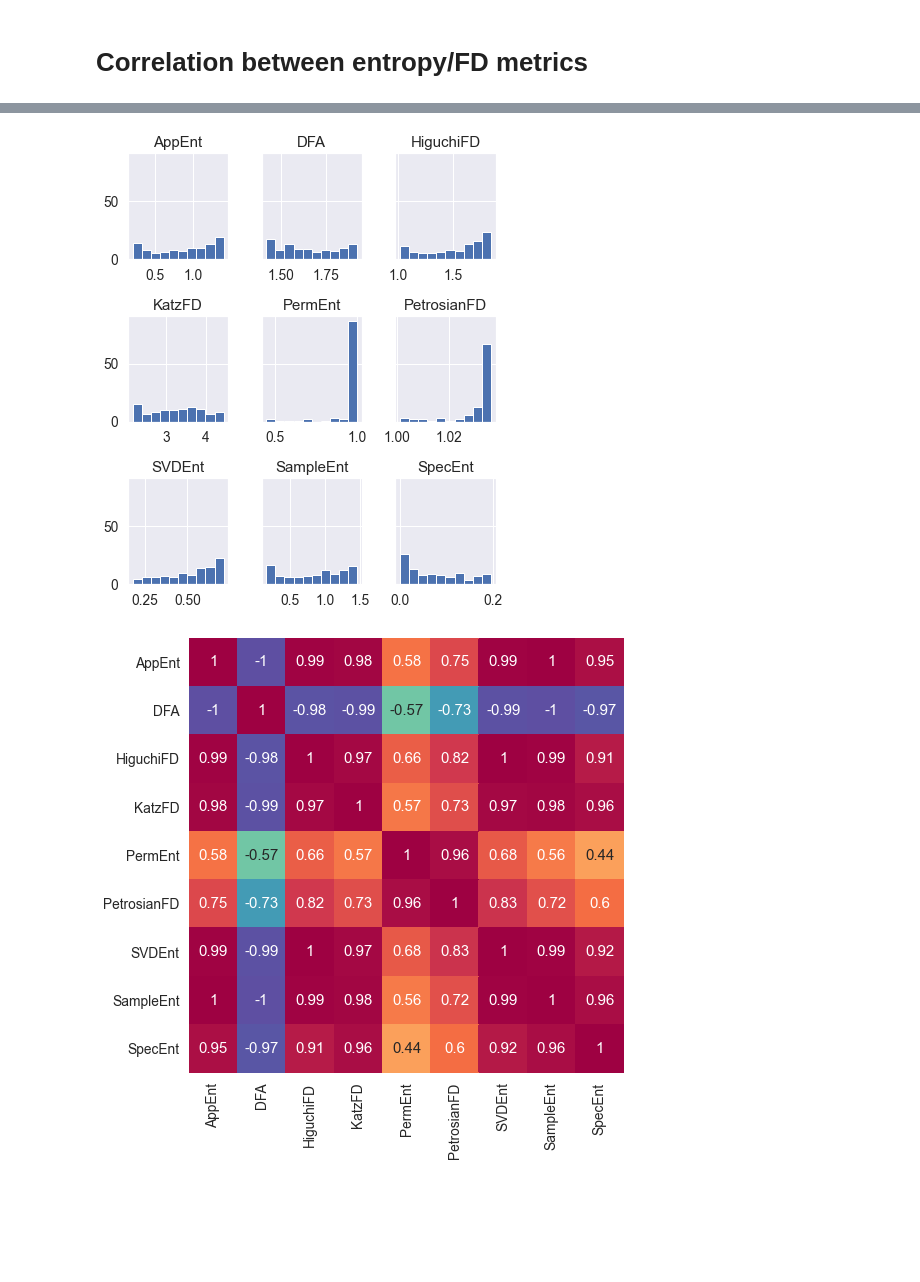
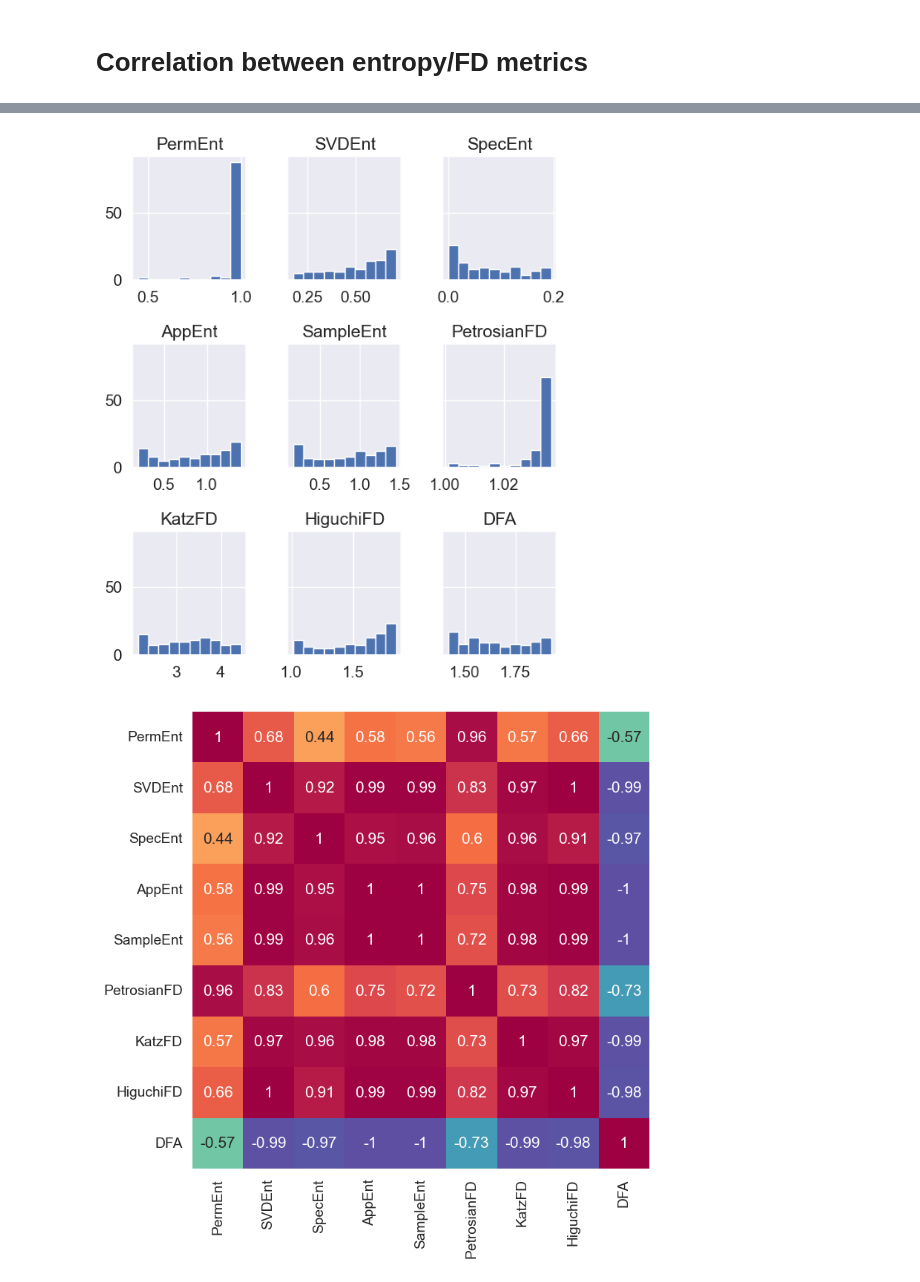
Before and after one commit to raphaelvallat/antropy, a Jupyter notebook: notebooks/complexity_corr_sine.ipynb, the cells around one changed output, grey strips where cells are left out. Drawn from its saved outputs; the diff is of its cells as text; code cells hidden in the pictures; blank space fills up the shorter version.

```diff
--- a/notebooks/complexity_corr_sine.ipynb
+++ b/notebooks/complexity_corr_sine.ipynb
@@ -27,19 +28,23 @@ ax2.plot(sines[-1]);
 [figure]
 # %%
 # Compute the entropy metrics
-df = pd.DataFrame()
+df = []
 
 for i in range(n_sines):
-    df = df.append({
-        'PermEnt': ant.perm_entropy(sines[i], order=3, normalize=True),
-        'SVDEnt' : ant.svd_entropy(sines[i], order=3, normalize=True),
-        'SpecEnt' : ant.spectral_entropy(sines[i], sf, normalize=True),
-        'AppEnt': ant.app_entropy(sines[i], order=2),
-        'SampleEnt': ant.sample_entropy(sines[i], order=2),
-        'PetrosianFD': ant.petrosian_fd(sines[i]),
-        'KatzFD': ant.katz_fd(sines[i]),
-        'HiguchiFD': ant.higuchi_fd(sines[i]),
-        'DFA': ant.detrended_fluctuation(sines[i])}, ignore_index=True)
+    df.append(
+        {
+            "PermEnt": ant.perm_entropy(sines[i], order=3, normalize=True),
+            "SVDEnt": ant.svd_entropy(sines[i], order=3, normalize=True),
+            "SpecEnt": ant.spectral_entropy(sines[i], sf, normalize=True),
+            "AppEnt": ant.app_entropy(sines[i], order=2),
+            "SampleEnt": ant.sample_entropy(sines[i], order=2),
+            "PetrosianFD": ant.petrosian_fd(sines[i]),
+            "KatzFD": ant.katz_fd(sines[i]),
+            "HiguchiFD": ant.higuchi_fd(sines[i]),
+            "DFA": ant.detrended_fluctuation(sines[i]),
+        },
+    )
 
+df = pd.DataFrame(df)
 df.head().round(3)
 # %% [output]
@@ -68,13 +73,14 @@ df.agg(['min', 'median', 'max']).round(2).T
 df.hist(figsize=(6, 7), layout=(3, 3), sharey=True)
 plt.tight_layout()
 # %% [output]
-[figure, old version]
+[figure, new version]
 # %%
 plt.figure(figsize=(8, 8))
-sns.heatmap(df.corr().round(2), annot=True, vmin=-1, vmax=1, cbar=False,
-            cmap='Spectral_r', square=True);
+sns.heatmap(
+    df.corr().round(2), annot=True, vmin=-1, vmax=1, cbar=False, cmap="Spectral_r", square=True
+);
 # %% [output]
-[figure, old version]
+[figure, new version]
 # %%
 sns.clustermap(df, row_cluster=False, standard_scale=1);
 # %% [output]
```
Also changed, not shown: parts of 4 cells of this notebook, 2 other files.
